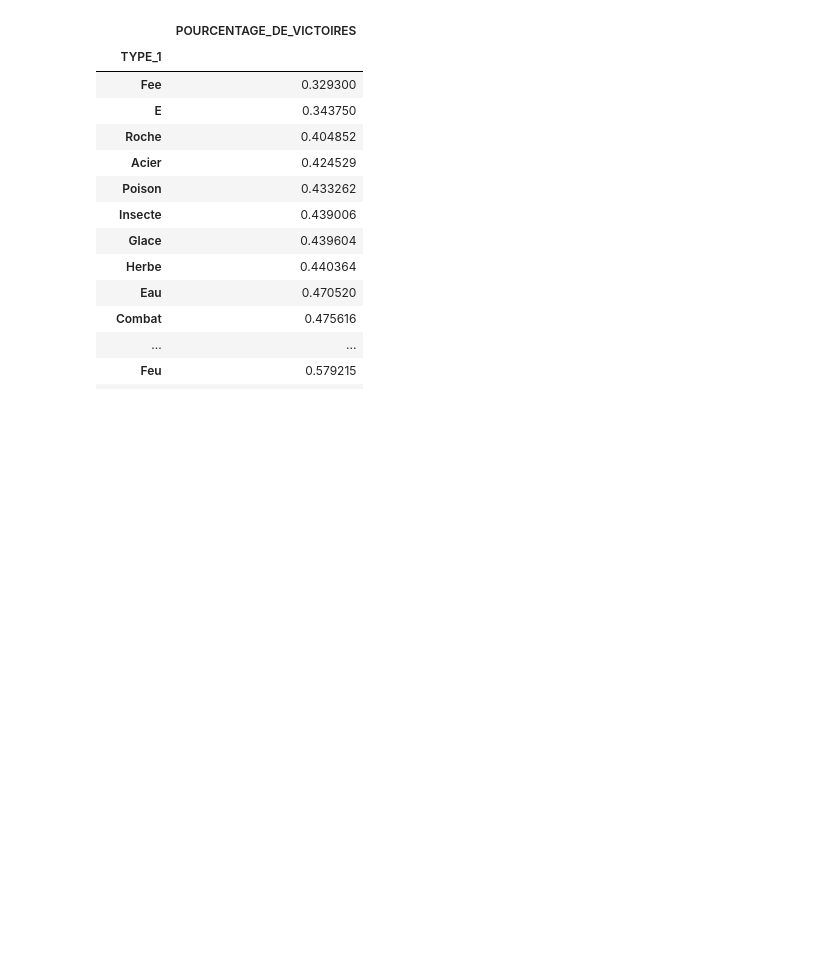
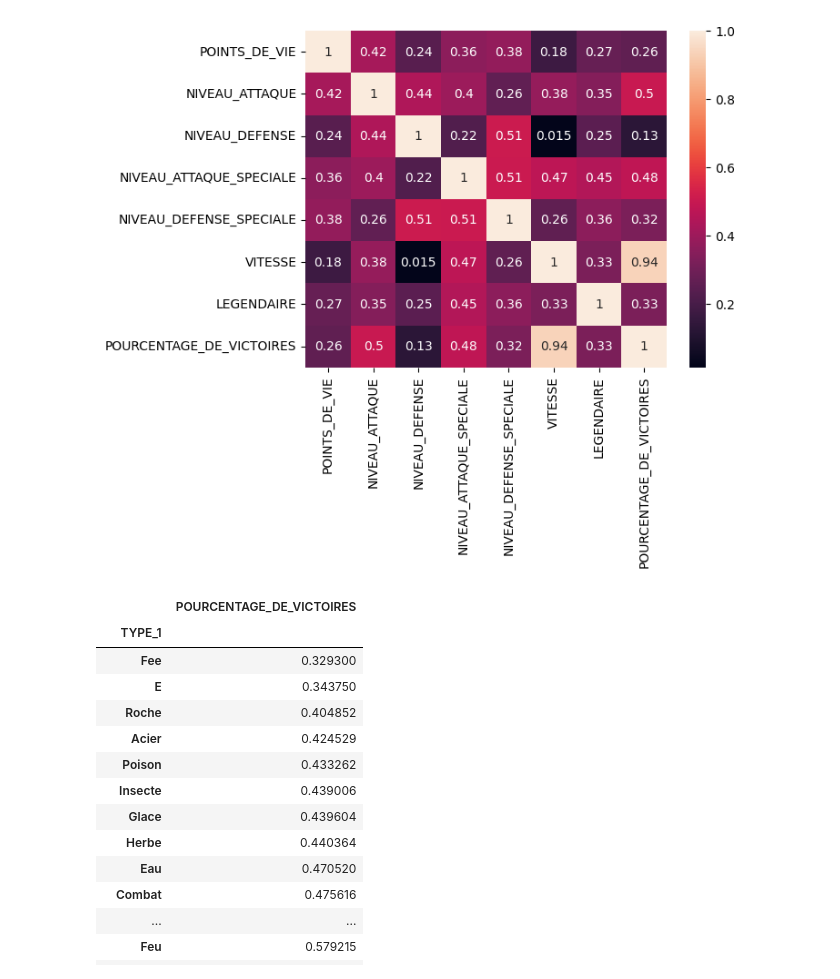
Before and after one commit to cegep-momo/atelier-ml-ToniEliamokhtar, a Jupyter notebook: apprentissage/partie1_2.ipynb, the cells around one changed output. Drawn from its saved outputs; the diff is of its cells as text; code cells hidden in the pictures; blank space fills up the shorter version.

Commit message:
Partie 2 : Heatmap des corrélations entre les caractéristiques fonctionnelle!

```diff
--- a/apprentissage/partie1_2.ipynb
+++ b/apprentissage/partie1_2.ipynb
@@ -1,3 +1,20 @@
+# %%
+corr = nouveauPokedex.loc[:,[
+    'POINTS_DE_VIE','NIVEAU_ATTAQUE','NIVEAU_DEFENSE',
+    'NIVEAU_ATTAQUE_SPECIALE','NIVEAU_DEFENSE_SPECIALE',
+    'VITESSE','LEGENDAIRE','POURCENTAGE_DE_VICTOIRES'
+]].corr()
+
+sns.heatmap(
+    corr,
+    xticklabels=corr.columns,
+    yticklabels=corr.columns,
+    annot=True
+)
+
+plt.show()
+# %% [output]
+[figure, added]
 # %%
 types_gagnants = nouveauPokedex.groupby('TYPE_1').agg({
     "POURCENTAGE_DE_VICTOIRES": "mean"
```
